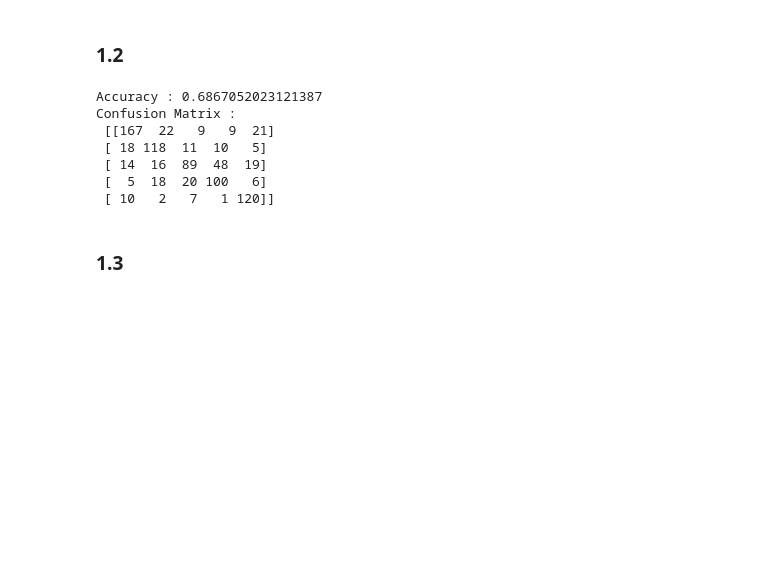
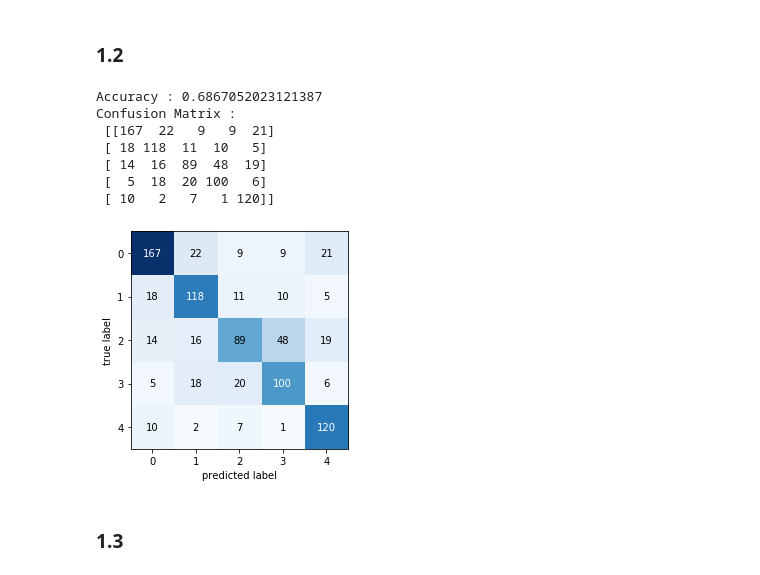
Before and after one commit to davidkwlarsson/edan95, a Jupyter notebook: Lab3/lab3.ipynb, the cells around one changed output. Cells and saved outputs as stored; diff of their text form; code cells hidden in the pictures; blank space fills up the shorter version.

Commit message:
Added nicer confusion matrices

```diff
--- a/Lab3/lab3.ipynb
+++ b/Lab3/lab3.ipynb
@@ -248,6 +251,10 @@ Confusion Matrix :
  [ 14  16  89  48  19]
  [  5  18  20 100   6]
  [ 10   2   7   1 120]]
+# %%
+plot_confusion_matrix(cm);
+# %% [output]
+[figure, added]
 # %% [markdown]
 ### 1.3
 # %% [markdown]
```
Also changed, not shown: parts of 17 cells of this notebook.
